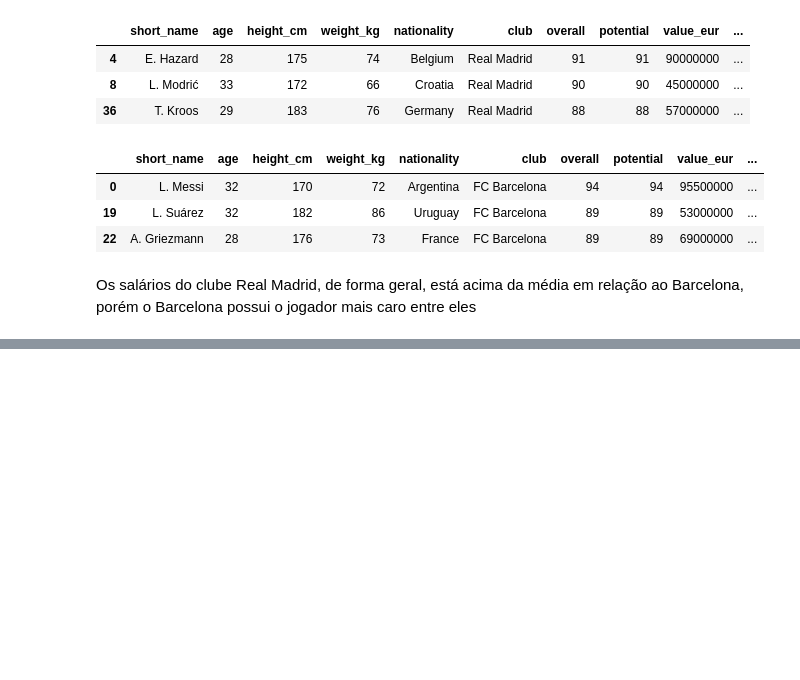
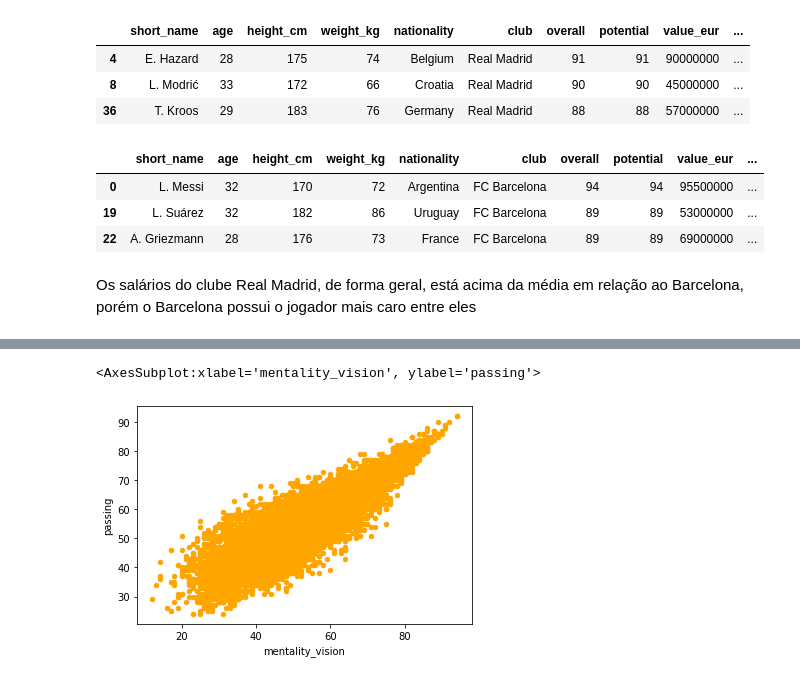
Before and after one commit to heitor-savoia/data-analyst-fifa-20, a Jupyter notebook: Data Analyst - FIFA 20.ipynb, the cells around one changed output, grey strips where cells are left out. Cells and saved outputs as stored; diff of their text form; code cells hidden in the pictures; blank space fills up the shorter version.

```diff
--- a/Data Analyst - FIFA 20.ipynb
+++ b/Data Analyst - FIFA 20.ipynb
@@ -361,0 +474,5 @@ Os salários do clube Real Madrid, de forma geral, está acima da média em rela
+# %%
+players_20_v.plot(kind = "scatter", x = "mentality_vision", y = "passing", color = "orange")
+# %% [output]
+<AxesSubplot:xlabel='mentality_vision', ylabel='passing'>
+[figure, added]
```
Also changed, not shown: parts of 18 cells of this notebook.
